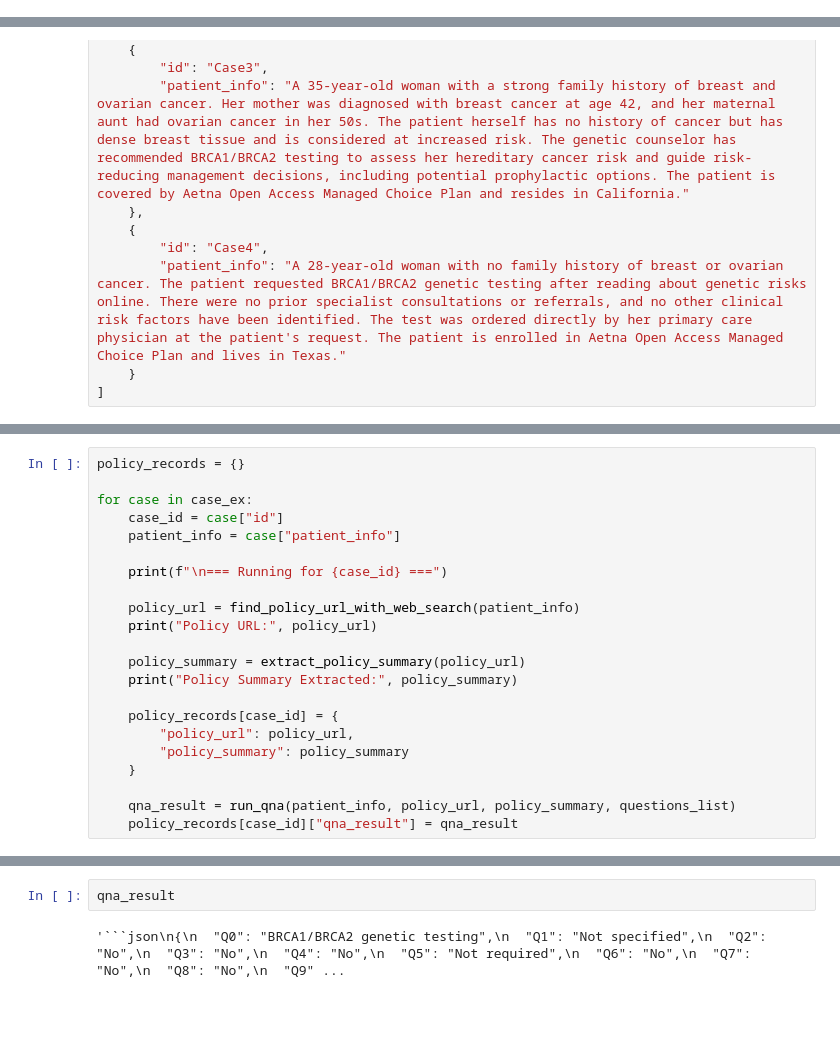
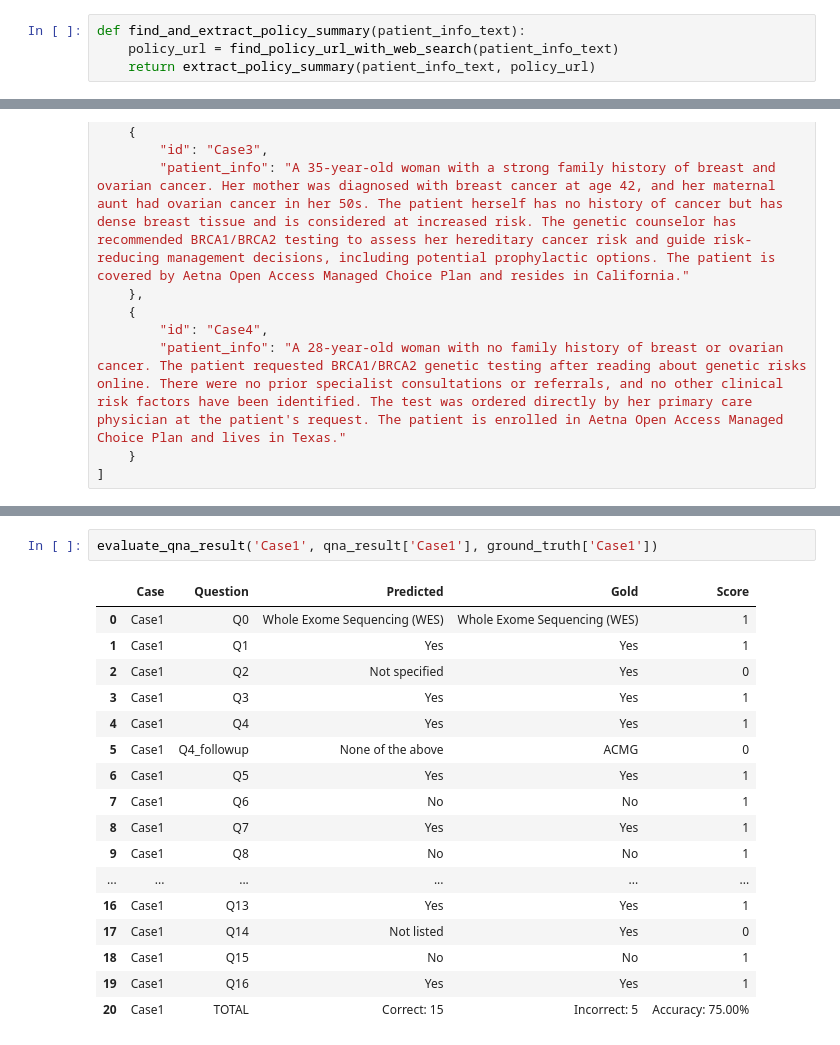
Before and after one commit to stormliucong/RESCUE-n8n, a Jupyter notebook: insurance/codes/qna_end_to_end.ipynb, the cells around one changed output, grey strips where cells are left out. Saved outputs shown, nothing was run; the diff lists cells and outputs as text; blank space fills up the shorter version.

````diff
--- a/insurance/codes/qna_end_to_end.ipynb
+++ b/insurance/codes/qna_end_to_end.ipynb
@@ -138,6 +138,10 @@ Return the summarized policy text below.
         return "(No relevant policy document. Use patient information for all decisions.)"
 
     return result_text
+# %%
+def find_and_extract_policy_summary(patient_info_text):
+    policy_url = find_policy_url_with_web_search(patient_info_text)
+    return extract_policy_summary(patient_info_text, policy_url)
 # %%
 questions_file_path = "/home/cptaswadu/RESCUE-n8n/insurance/dataset/Insurance_Genetic_Testing_QA.json"
 
@@ -404,22 +557,0 @@ def evaluate_qna_result(predicted_result, gold_result):
-# %%
-policy_records = {}
-
-for case in case_ex:
-    case_id = case["id"]
-    patient_info = case["patient_info"]
-
-    print(f"\n=== Running for {case_id} ===")
-
-    policy_url = find_policy_url_with_web_search(patient_info)
-    print("Policy URL:", policy_url)
-
-    policy_summary = extract_policy_summary(policy_url)
-    print("Policy Summary Extracted:", policy_summary)
-
-    policy_records[case_id] = {
-        "policy_url": policy_url,
-        "policy_summary": policy_summary
-    }
-
-    qna_result = run_qna(patient_info, policy_url, policy_summary, questions_list)
-    policy_records[case_id]["qna_result"] = qna_result
@@ -444,4 +558,20 @@ Policy Summary Extracted: Starting January 1, 2025, UnitedHealthcare will discon
-# %%
-qna_result
-# %% [output]
-'```json\n{\n  "Q0": "BRCA1/BRCA2 genetic testing",\n  "Q1": "Not specified",\n  "Q2": "No",\n  "Q3": "No",\n  "Q4": "No",\n  "Q5": "Not required",\n  "Q6": "No",\n  "Q7": "No",\n  "Q8": "No",\n  "Q9" ...
+# %%
+evaluate_qna_result('Case1', qna_result['Case1'], ground_truth['Case1'])
+# %% [output]
+|  | Case | Question | Predicted | Gold | Score |
+| 0 | Case1 | Q0 | Whole Exome Sequencing (WES) | Whole Exome Sequencing (WES) | 1 |
+| 1 | Case1 | Q1 | Yes | Yes | 1 |
+| 2 | Case1 | Q2 | Not specified | Yes | 0 |
+| 3 | Case1 | Q3 | Yes | Yes | 1 |
+| 4 | Case1 | Q4 | Yes | Yes | 1 |
+| 5 | Case1 | Q4_followup | None of the above | ACMG | 0 |
+| 6 | Case1 | Q5 | Yes | Yes | 1 |
+| 7 | Case1 | Q6 | No | No | 1 |
+| 8 | Case1 | Q7 | Yes | Yes | 1 |
+| 9 | Case1 | Q8 | No | No | 1 |
+| ... | ... | ... | ... | ... | ... |
+| 16 | Case1 | Q13 | Yes | Yes | 1 |
+| 17 | Case1 | Q14 | Not listed | Yes | 0 |
+| 18 | Case1 | Q15 | No | No | 1 |
+| 19 | Case1 | Q16 | Yes | Yes | 1 |
+| 20 | Case1 | TOTAL | Correct: 15 | Incorrect: 5 | Accuracy: 75.00% |
````
Also changed, not shown: parts of 9 cells of this notebook, 1 other file.
